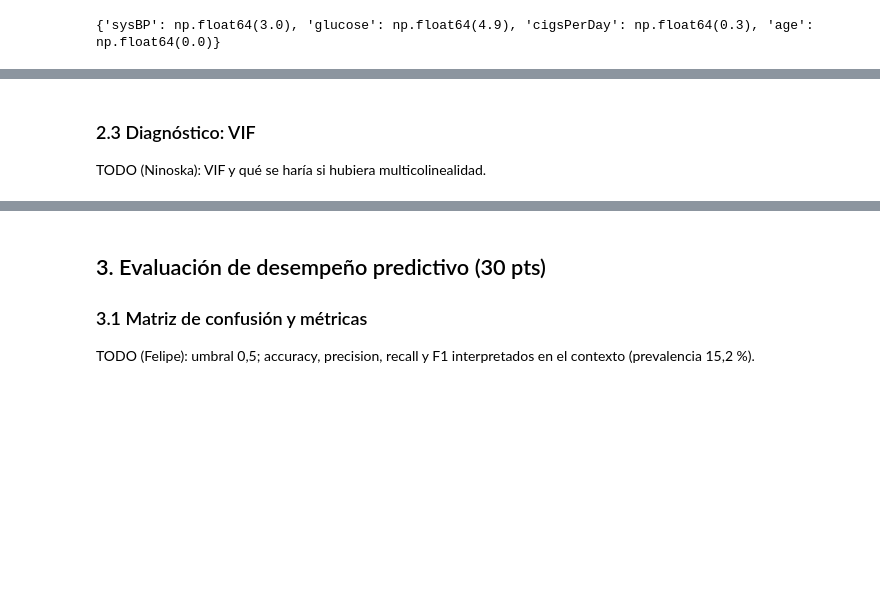
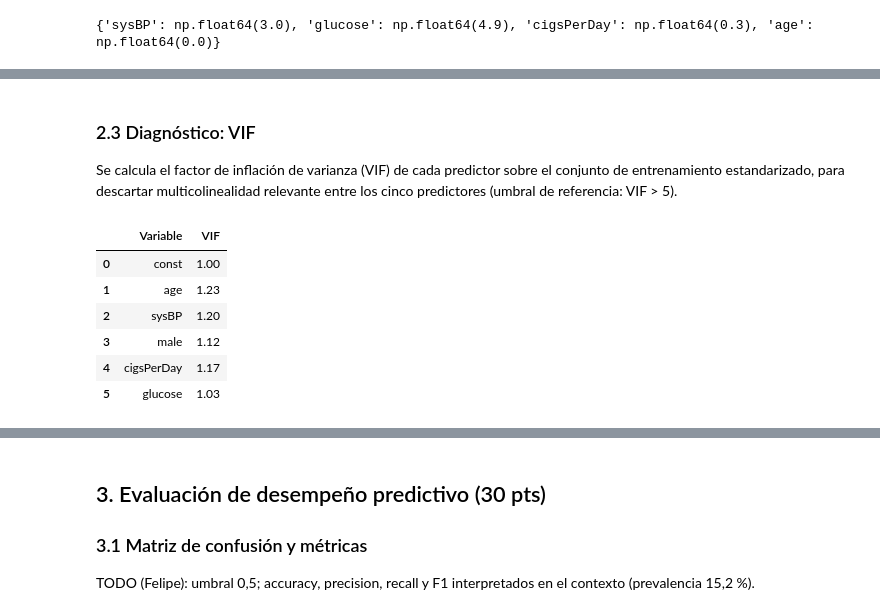
Before and after one commit to fdiaztoro/proyecto-grupo3-mcdi501, a Jupyter notebook: informes/formativa-2-modelamiento-predictivo/Formativa2_FraminghamHeartStudy_Codigo.ipynb, the cells around one changed output, grey strips where cells are left out. Drawn from its saved outputs; the diff is of its cells as text; code cells hidden in the pictures; blank space fills up the shorter version.

```diff
--- a/informes/formativa-2-modelamiento-predictivo/Formativa2_FraminghamHeartStudy_Codigo.ipynb
+++ b/informes/formativa-2-modelamiento-predictivo/Formativa2_FraminghamHeartStudy_Codigo.ipynb
@@ -185,5 +226,18 @@ TODO (Ninoska): resumen del modelo, coeficientes, odds ratios y significancia.
 # %% [markdown]
 ### 2.3 Diagnóstico: VIF
-TODO (Ninoska): VIF y qué se haría si hubiera multicolinealidad.
+Se calcula el factor de inflación de varianza (VIF) de cada predictor sobre el conjunto de entrenamiento estandarizado, para descartar multicolinealidad relevante entre los cinco predictores (umbral de referencia: VIF > 5).
 # %%
-# TODO (Ninoska): VIF
+X_vif = sm.add_constant(X_train_sc)
+vif = pd.DataFrame({
+    "Variable": X_vif.columns,
+    "VIF": [variance_inflation_factor(X_vif.values, i) for i in range(X_vif.shape[1])],
+}).round(2)
+vif
+# %% [output]
+|  | Variable | VIF |
+| 0 | const | 1.00 |
+| 1 | age | 1.23 |
+| 2 | sysBP | 1.20 |
+| 3 | male | 1.12 |
+| 4 | cigsPerDay | 1.17 |
+| 5 | glucose | 1.03 |
```
Also changed, not shown: parts of 23 cells of this notebook.
